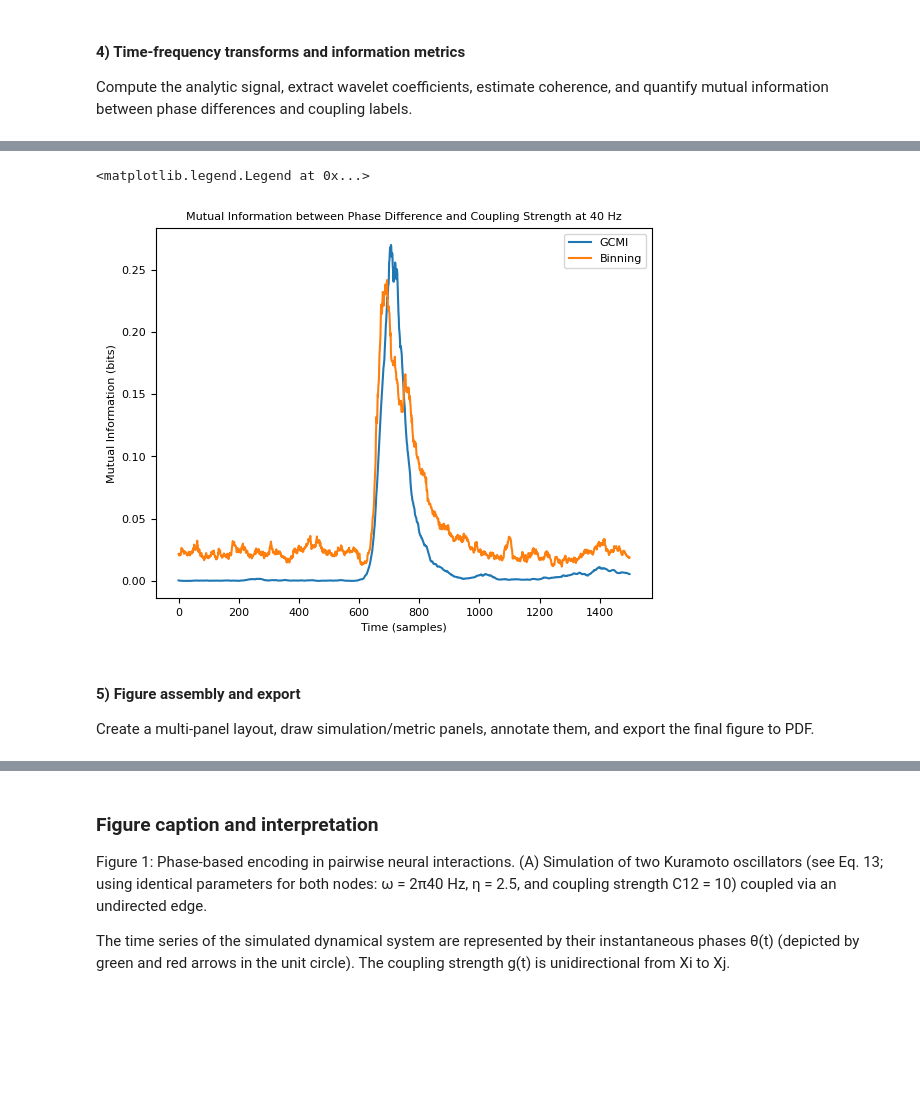
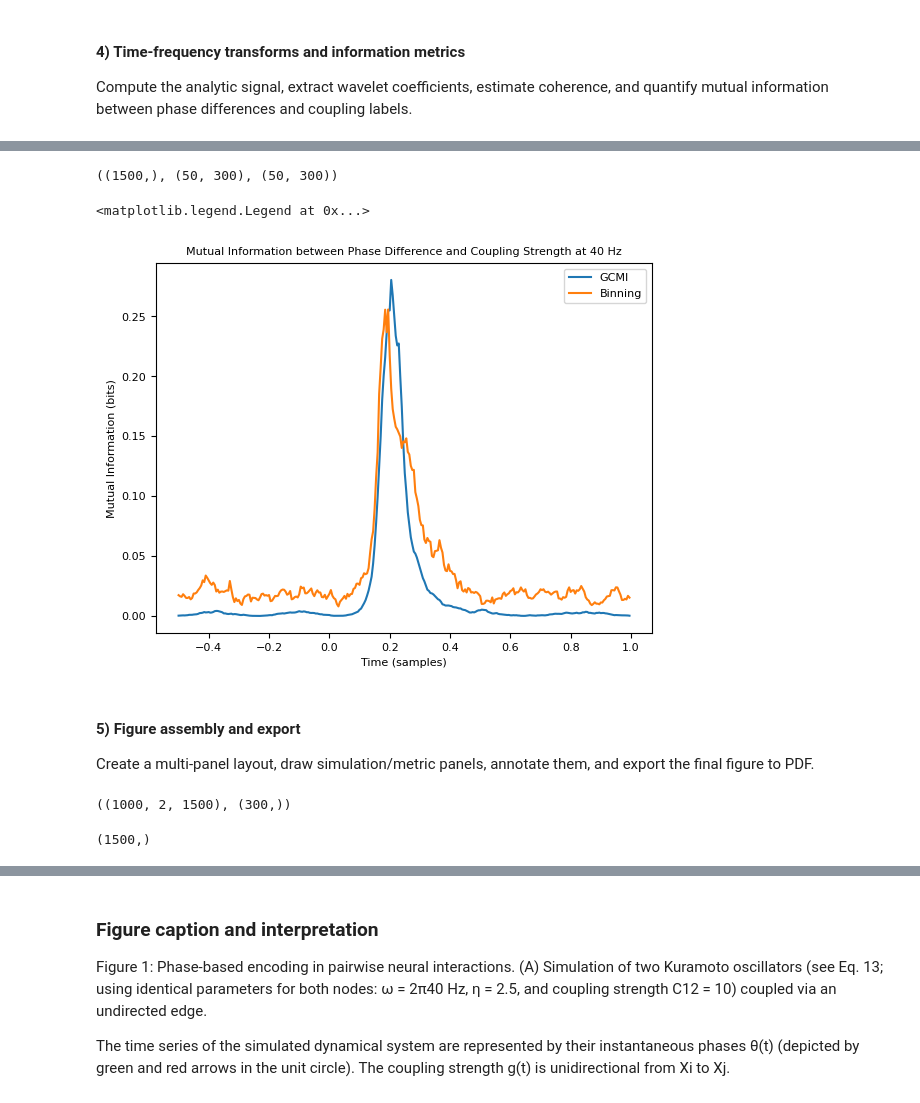
Before and after one commit to brainets/neopid, a Jupyter notebook: notebooks/Figure1.ipynb, the cells around one changed output, grey strips where cells are left out. Drawn from its saved outputs; the diff is of its cells as text; code cells hidden in the pictures; blank space fills up the shorter version.

Commit message:
FInal Figure 1

```diff
--- a/notebooks/Figure1.ipynb
+++ b/notebooks/Figure1.ipynb
@@ -132,8 +128,10 @@ h = scipy.signal.hilbert(data.real, axis=2)
 # Compute complex Morlet wavelet coefficients across frequencies.
 freqs = np.linspace(0.1, 80, 50)
 # Decimate the time-frequency representation to reduce memory usage and speed up subsequent analyses.
-decim = 10
-# TF decomposition with Morlet wavelets, decimating the output to reduce memory usage and speed up subsequent analyses.
+decim = 5
+# Decimate the time axis for the time-frequency representation, which will be aligned with the decimated data.
+time_decim_tfr = time_decim[::decim]
+# Single-trial TF decomposition with Morlet wavelets, returning complex coefficients for amplitude and phase analyses.
 W = tfr_array_morlet(
     data,
     fs / 1,
@@ -211,21 +209,33 @@ dphi = dphi[np.newaxis, :]
 labels = labels[np.newaxis, :]
 
 MI_PHI_bin = mi_fcn_time_frequency(dphi, labels)
+# %%
+np.shape(time_decim), np.shape(MI_PHI_gc), np.shape(MI_PHI_bin)
+# %% [output]
+((1500,), (50, 300), (50, 300))
 # %%
 # Plot MI_PHI_gc and MI_PHI_bin one on top of the other for comparison.
-plt.plot(MI_PHI_gc[25, :], label="GCMI")
-plt.plot(MI_PHI_bin[25, :], label="Binning")
+plt.plot(time_decim_tfr, MI_PHI_gc[25, :], label="GCMI")
+plt.plot(time_decim_tfr, MI_PHI_bin[25, :], label="Binning")
 plt.xlabel("Time (samples)")
 plt.ylabel("Mutual Information (bits)")
 plt.title("Mutual Information between Phase Difference and Coupling Strength at 40 Hz")
 plt.legend()
 # %% [output]
 <matplotlib.legend.Legend at 0x...>
-[figure, old version]
+[figure, new version]
 # %% [markdown]
 #### 5) Figure assembly and export
 
 Create a multi-panel layout, draw simulation/metric panels, annotate them, and export the final figure to PDF.
+# %%
+np.shape(data), np.shape(time_decim)
+# %% [output]
+((1000, 2, 1500), (300,))
+# %%
+np.shape(data[-1].T[:, 0])
+# %% [output]
+(1500,)
 # %%
 
 # Build, annotate, and export the multi-panel figure for the simulated analysis.
```
Also changed, not shown: parts of 4 cells of this notebook, 1 other file.
